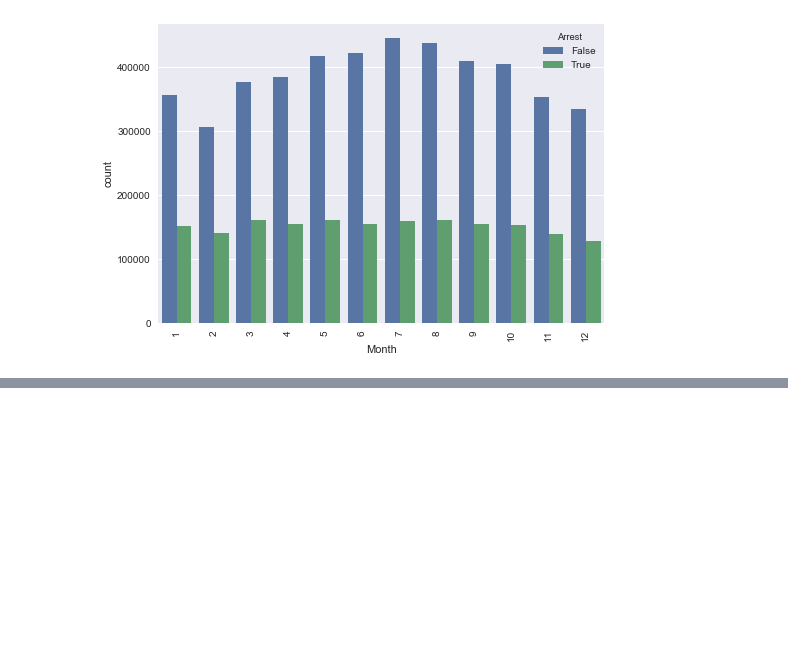
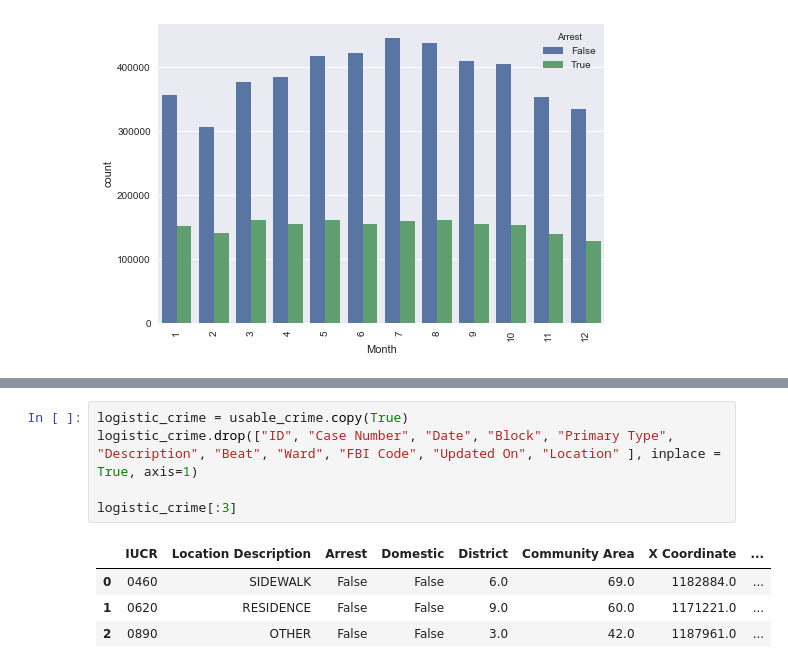
Before and after one commit to SakthivelRavi/ArrestPrediction, a Jupyter notebook: Seaborn-Celine.ipynb, the cells around one changed output, grey strips where cells are left out. Drawn from its saved outputs; the diff is of its cells as text; blank space fills up the shorter version.

```diff
--- a/Seaborn-Celine.ipynb
+++ b/Seaborn-Celine.ipynb
@@ -92,0 +128,10 @@ NameError: name 'crime' is not defined
+# %%
+logistic_crime = usable_crime.copy(True)
+logistic_crime.drop(["ID", "Case Number", "Date", "Block", "Primary Type", "Description", "Beat", "Ward", "FBI Code", "Updated On", "Location" ], inplace = True, axis=1)
+
+logistic_crime[:3]
+# %% [output]
+|  | IUCR | Location Description | Arrest | Domestic | District | Community Area | X Coordinate | ... |
+| 0 | 0460 | SIDEWALK | False | False | 6.0 | 69.0 | 1182884.0 | ... |
+| 1 | 0620 | RESIDENCE | False | False | 9.0 | 60.0 | 1171221.0 | ... |
+| 2 | 0890 | OTHER | False | False | 3.0 | 42.0 | 1187961.0 | ... |
```
Also changed, not shown: parts of 13 cells of this notebook.
